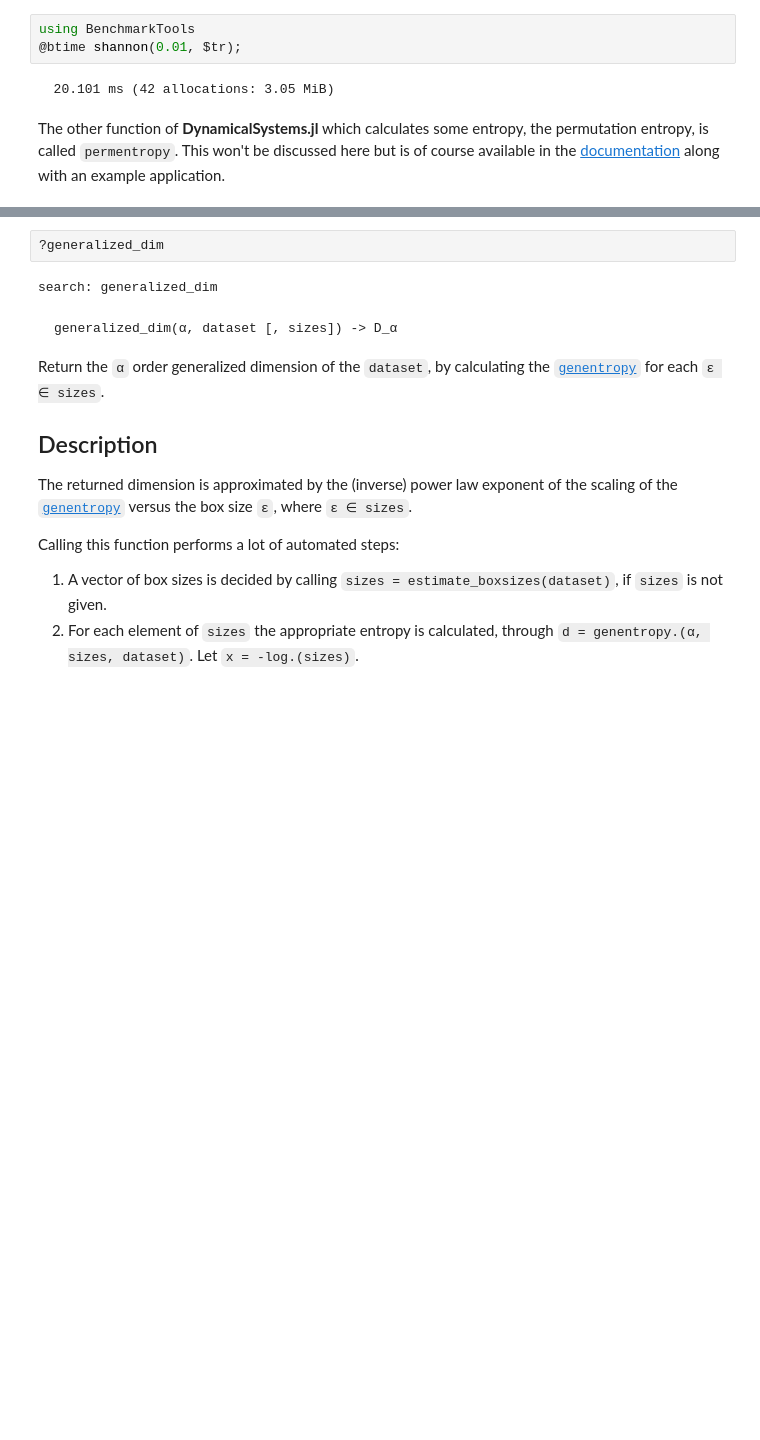
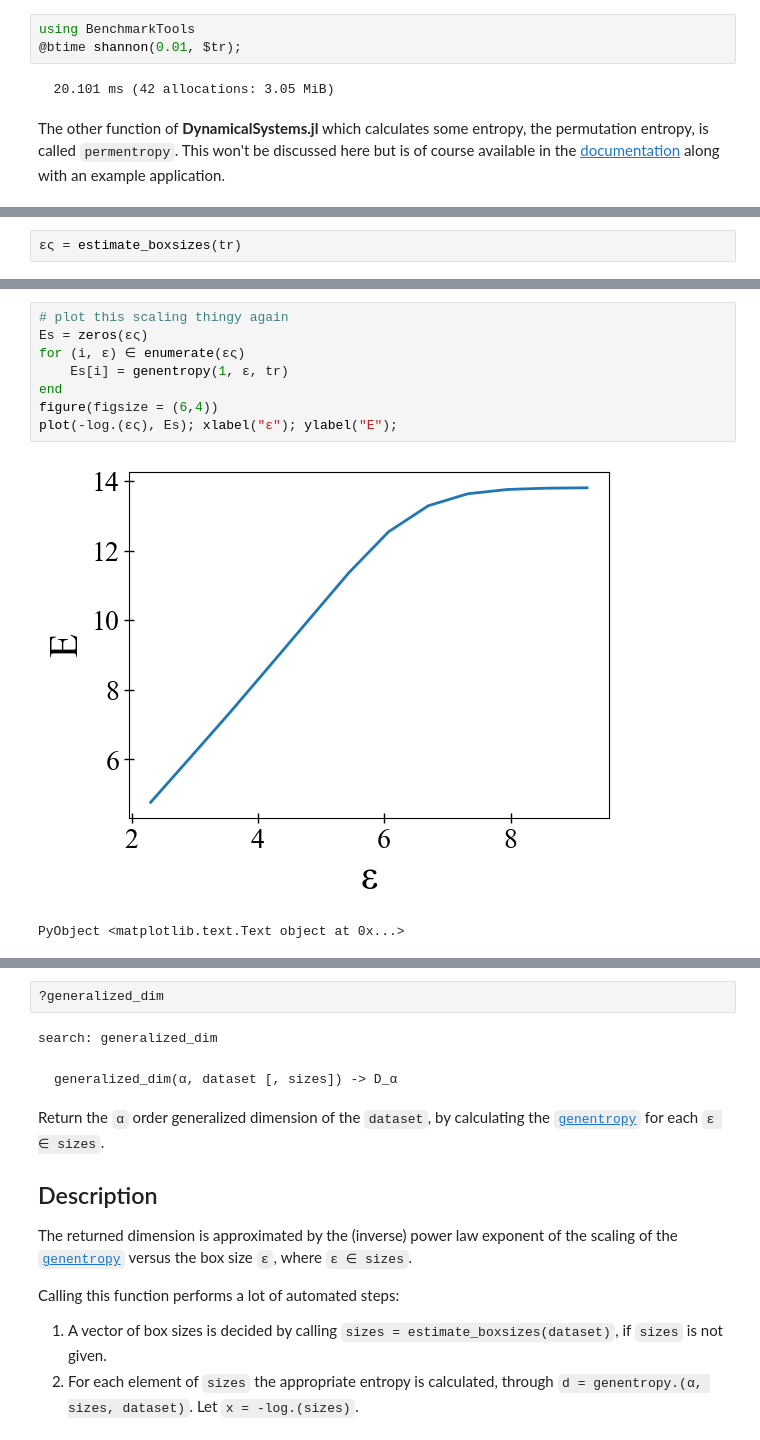
Before and after one commit to xorJane/tutorials, a Jupyter notebook: 5. Entropies & Dimensions.ipynb, the cells around one changed output, grey strips where cells are left out. Cells and saved outputs as stored; diff of their text form; blank space fills up the shorter version.

```diff
--- a/5. Entropies & Dimensions.ipynb
+++ b/5. Entropies & Dimensions.ipynb
@@ -187,0 +194,2 @@ plot(-log.(ες), Es);
+# %%
+ες = estimate_boxsizes(tr)
@@ -187,0 +210,11 @@ plot(-log.(ες), Es);
+# %%
+# plot this scaling thingy again
+Es = zeros(ες)
+for (i, ε) ∈ enumerate(ες)
+    Es[i] = genentropy(1, ε, tr)
+end
+figure(figsize = (6,4))
+plot(-log.(ες), Es); xlabel("ε"); ylabel("E");
+# %% [output]
+[figure, added]
+PyObject <matplotlib.text.Text object at 0x...>
```
Also changed, not shown: parts of 34 cells of this notebook, 1 other file.
